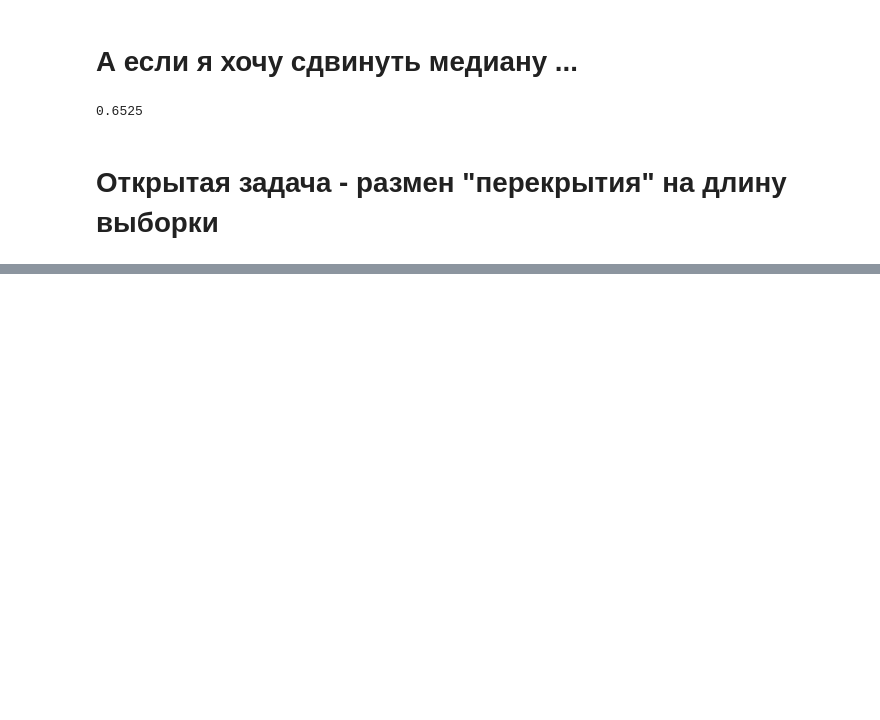
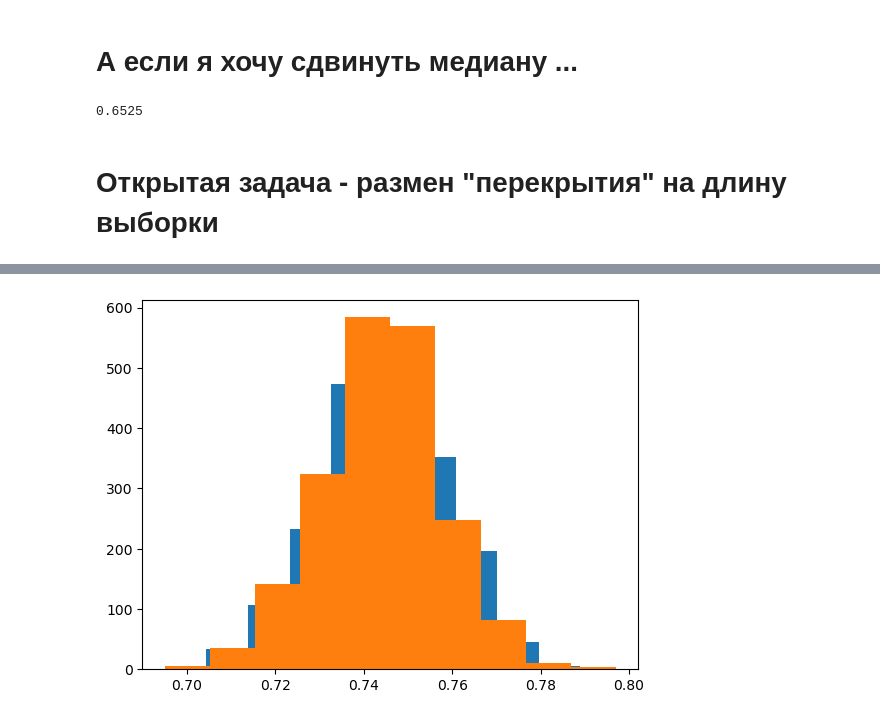
Before and after one commit to pileyan/applied_statistics_2024, a Jupyter notebook: lect08/Как выбирать размер выборки.ipynb, the cells around one changed output, grey strips where cells are left out. Drawn from its saved outputs; the diff is of its cells as text; code cells hidden in the pictures; blank space fills up the shorter version.

```diff
--- a/lect08/Как выбирать размер выборки.ipynb
+++ b/lect08/Как выбирать размер выборки.ipynb
@@ -399,0 +477,13 @@ np.sum(mannwhitney_median_buckets(clicks_A/group_A_views,clicks_B/group_B_views)
+# %%
+q = '''
+select dt,
+    parent_nm_id, duplicate_nm_id,
+    CASE WHEN count_if(answer = 'Дубликаты') >= 2 THEN 1
+        ELSE 0 END AS duplicate_flg
+FROM df
+group by dt, parent_nm_id, duplicate_nm_id
+having count(distinct answer) != 3
+    and count_if(answer = 'Скип') < 2
+'''
+
+df_for_bootstrap = duckdb.query(q).to_df()
@@ -399,0 +506,7 @@ np.sum(mannwhitney_median_buckets(clicks_A/group_A_views,clicks_B/group_B_views)
+# %%
+with_cross_val = df_for_bootstrap.duplicate_flg.to_numpy()
+# %%
+_ = plt.hist(np.random.choice(with_cross_val, size = (2000,1000), replace = True).mean(axis = 1))
+_ = plt.hist(np.random.choice(no_cross_val, size = (2000,1000), replace = True).mean(axis = 1))
+# %% [output]
+[figure, added]
```
Also changed, not shown: parts of 24 cells of this notebook, 2 other files.
